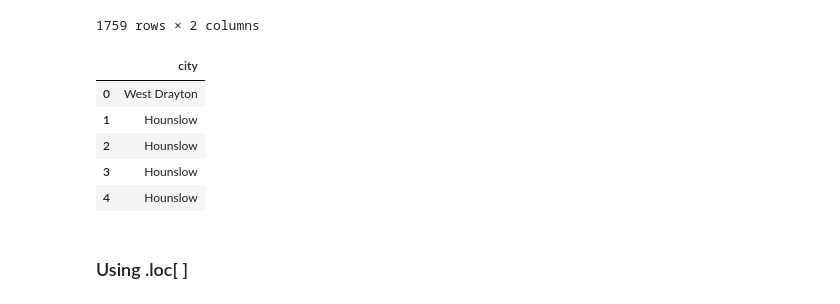
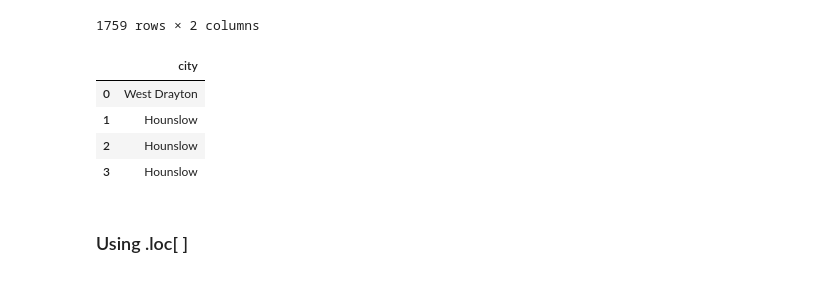
Before and after one commit to qszhao/PTUA2023, a Jupyter notebook: Lab05/Lab05_Pandas.ipynb, the cells around one changed output. Saved outputs shown, nothing was run; the diff lists cells and outputs as text; code cells hidden in the pictures.

```diff
--- a/Lab05/Lab05_Pandas.ipynb
+++ b/Lab05/Lab05_Pandas.ipynb
@@ -60,14 +60,13 @@ df [["city", "country"]]
 # %%
 # Q2: how to get the first 5 rows of the "city" column?
 # %%
-df.loc [[0,1,2,3,4], ["city"]]
+df.loc [[0,1,2,3,], ["city"]]
 # %% [output]
 |  | city |
 | 0 | West Drayton |
 | 1 | Hounslow |
 | 2 | Hounslow |
 | 3 | Hounslow |
-| 4 | Hounslow |
 # %% [markdown]
 ### Using .loc[ ]
 # %%
```
Also changed, not shown: parts of 9 cells of this notebook.
